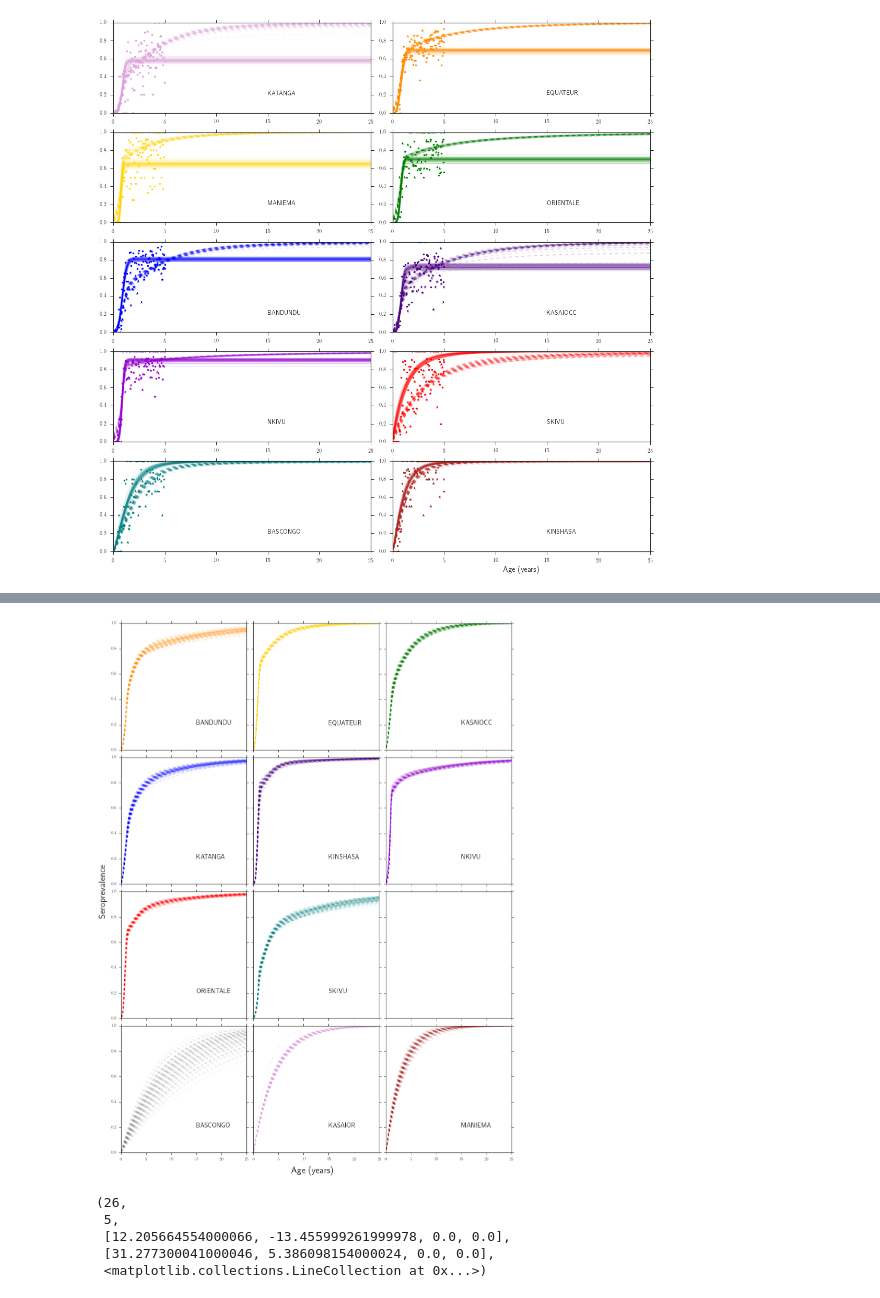
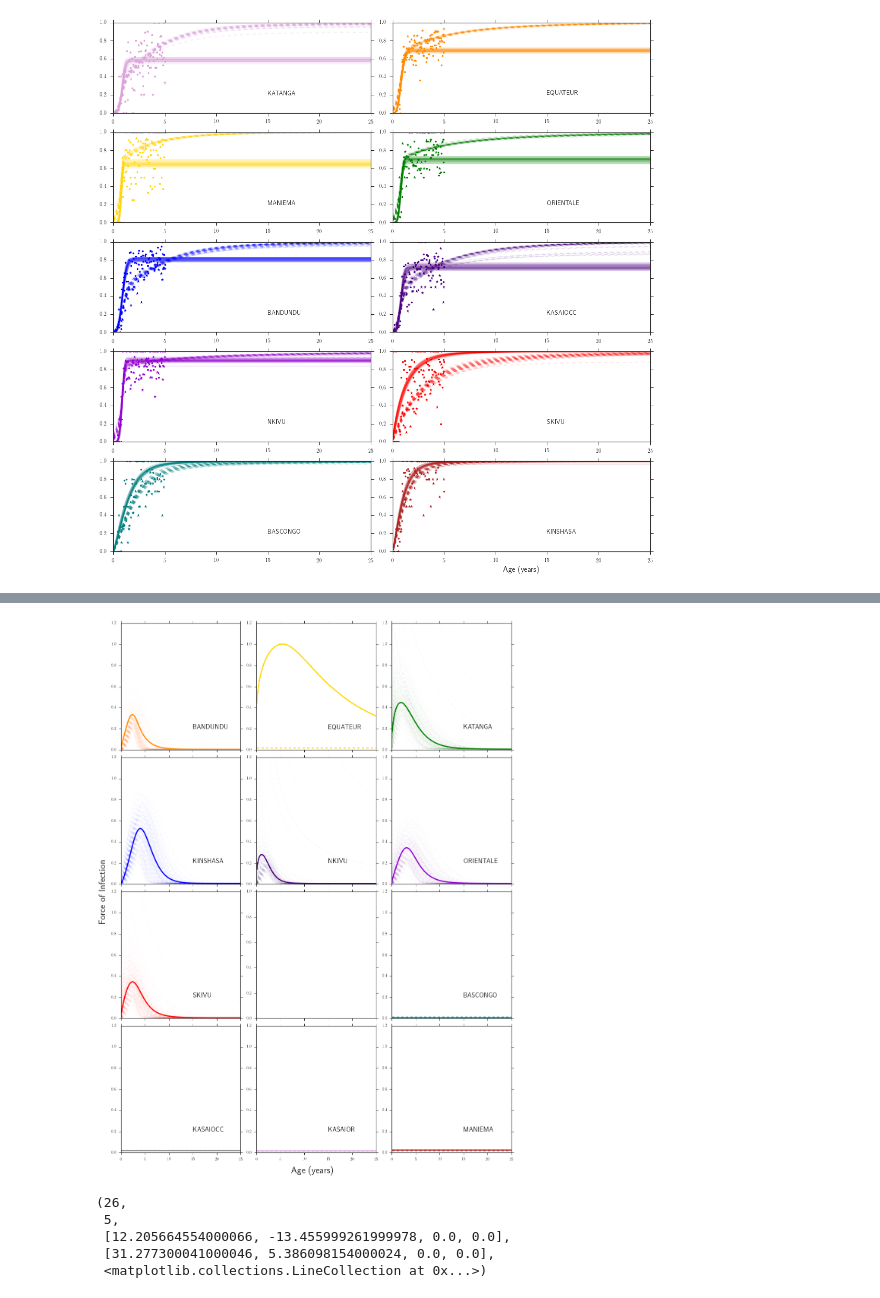
Before and after one commit to lmaesampson/CompetingRates, a Jupyter notebook: Code/Figures.ipynb, the cells around one changed output, grey strips where cells are left out. Saved outputs shown, nothing was run; the diff lists cells and outputs as text; code cells hidden in the pictures.

```diff
--- a/Code/Figures.ipynb
+++ b/Code/Figures.ipynb
@@ -711,5 +711,5 @@ plt.savefig('CaseFits.png')
 # %%
 #Here is the final location and color list:
-locs = ['BANDUNDU', 'EQUATEUR', 'KASAIOCC', 'KATANGA', 'KINSHASA', 'NKIVU', 'ORIENTALE', 'SKIVU', 'BASCONGO',\
-        'KASAIOR', 'MANIEMA']
+locs = ['BANDUNDU', 'EQUATEUR', 'KATANGA', 'KINSHASA', 'NKIVU', 'ORIENTALE', 'SKIVU', 'BASCONGO',\
+         'KASAIOCC','KASAIOR', 'MANIEMA']
 colors = ['darkorange','gold','green','blue','indigo','darkviolet','red','teal','grey','plum','firebrick']
@@ -716,5 +881,5 @@ colors = ['darkorange','gold','green','blue','indigo','darkviolet','red','teal',
 # %%
-#First, the seroprevalence for each.:
+#FOI for each, with and without serology:
 burnin = 500
 vobs_pandas = pd.read_csv('../Data/Xvax.csv')
 vtrials_pandas = pd.read_csv('../Data/Nvax.csv')
@@ -723,7 +888,7 @@ strials_pandas = pd.read_csv('../Data/NseroNew.csv')
 cases_pandas = pd.read_csv('../Data/reported_cases_lab.csv')
 xplot = np.linspace(1,25,25)
 
-fig, axes = plt.subplots(nrows=4, ncols=3, figsize=(15,20),sharex=True,sharey=True)
+fig, axes = plt.subplots(nrows=4, ncols=3, figsize=(15,20),sharex=True,sharey=False)
 axis = axes.flatten()
 
 nspace = 1000
@@ -753,11 +918,11 @@ for prov in locs:
 
     #Get the samples for this province
     samples = []
-    if j>8:
+    if j>7:
         c = colors[j-1]
     else:
         c = colors[j]
-    if j==8:
+    if j==7:
         j+= 1
     ax = axis[j]
     j += 1
@@ -767,7 +932,7 @@ for prov in locs:
         if i> burnin:
             samples.append(sample)
         i += 1
-    if j>8:
+    if j>7:
         samples = []
         for line in open('chains/BFtest/c_only/'+prov+'/chain_1.txt','r'):
             sample = line.split()
@@ -778,11 +943,30 @@ for prov in locs:
     samples = samples.astype(float)
     print prov, len(samples)
 
-    sero = np.zeros(nspace)
-    case = np.zeros(nspace)
+    snosero = []
+    i = 0
+    for line in open('chains/BFtest/nosero/'+prov+'/chain_1.txt','r'):
+        sample = line.split()
+        if i> burnin:
+            snosero.append(sample)
+        i += 1
+    if j>7 or prov=='EQUATEUR':
+        snosero = []
+        for line in open('chains/BFtest/nosero/c_only/'+prov+'/chain_1.txt','r'):
+            sample = line.split()
+            if i> burnin:
+                snosero.append(sample)
+            i += 1
+    snosero = np.array(snosero)
+    snosero = snosero.astype(float)
+    print prov, len(snosero)
 
-    l = len(samples[:,0])
-    nplot = 100
+    foi = np.zeros(nspace)
+    nsfoi = np.zeros(nspace)
+
+    #l = len(samples[:,0])
+    l = 900
+    nplot = 300
 
     for k in range(nplot):
         index = np.random.randint(l)
@@ -796,27 +980,47 @@ for prov in locs:
         ve = samples[index,6]
         con = samples[index,7]
         alph = samples[index,8]
+
+        vans = snosero[index,0]
+        vbns = snosero[index,1]
+        vhns = snosero[index,2]
+        fans = snosero[index,3]
+        fbns = snosero[index,4]
+        fhns = snosero[index,5]
+        vens = snosero[index,6]
+        conns = snosero[index,7]
+        alphns = snosero[index,8]
+
         if j>8:
             alph = 0.
 
         m = 0
         for i in x:
             a = float(i)
-            sero[m] = 1. - np.exp(-vh*ve*(1. - np.exp(-(a/vb)**va)) - (alph)*fh*(1. - np.exp(-(a/fb)**fa))-con*a)
-            if j>8:
-                sero[m] = 1. - np.exp(-con*a)
+            if j<= 7 and prov != 'EQUATEUR':
+                foi[m] += alph*fh*(a/fb)**(fa-1.)*np.exp(-(a/fb)**(fa))+con
+                nsfoi[m] = alphns*fhns*(a/fbns)**(fans-1.)*np.exp(-(a/fbns)**(fans))+conns
+            if j>7 or prov=='EQUATEUR':
+                foi[m] += con
+                nsfoi[m] = conns
+            if prov =='EQUATEUR':
+                foi[m] += alph*fh*(a/fb)**(fa-1.)*np.exp(-(a/fb)**(fa))+con
             m += 1
-        ax.plot(x/12.,sero,alpha=0.1,color=c,linestyle='dashed')
+        ax.plot(x/12.,nsfoi,alpha=0.01,color=c,linestyle='dashed')
     #ax.plot(xplot/12.,sobs[0:25].astype(float)/stry[0:25].astype(float),color=c,marker='*',linestyle='none')
+    foi /= nplot
+    ax.plot(x/12.,foi,alpha=1.,color=c,linewidth=3)
     ax.annotate(prov,(15,0.2),fontsize=18)
+    ax.set_ylim(0,1.2)
 
 #ax0.set_ylabel('Force of Infection',fontsize=15)
 #ax1.set_ylabel('Vaccination Hazard',fontsize=15)
 #ax0.legend(fontsize=15,frameon=True)
 #ax1.set_xlim(0,5)
-fig.text(-0.01, 0.5, 'Seroprevalence', ha='center', va='center', rotation='vertical',fontsize=25)
+fig.text(-0.01, 0.5, 'Force of Infection', ha='center', va='center', rotation='vertical',fontsize=25)
 fig.text(0.5, -0.01, 'Age (years)', ha='center', va='center', rotation='horizontal',fontsize=25)
 #plt.xlabel('Age (years)',fontsize=15)
 fig.tight_layout()
+plt.savefig('ForceofInfection.png',dpi=100,bbox_inches="tight")
 # %% [output]
 BANDUNDU 1989
@@ -833,4 +1043,4 @@ MANIEMA 2190
-[figure, old version]
+[figure, new version]
 # %%
 #Mapping
 import matplotlib.cm
```
Also changed, not shown: parts of 15 cells of this notebook, 3 other files.
